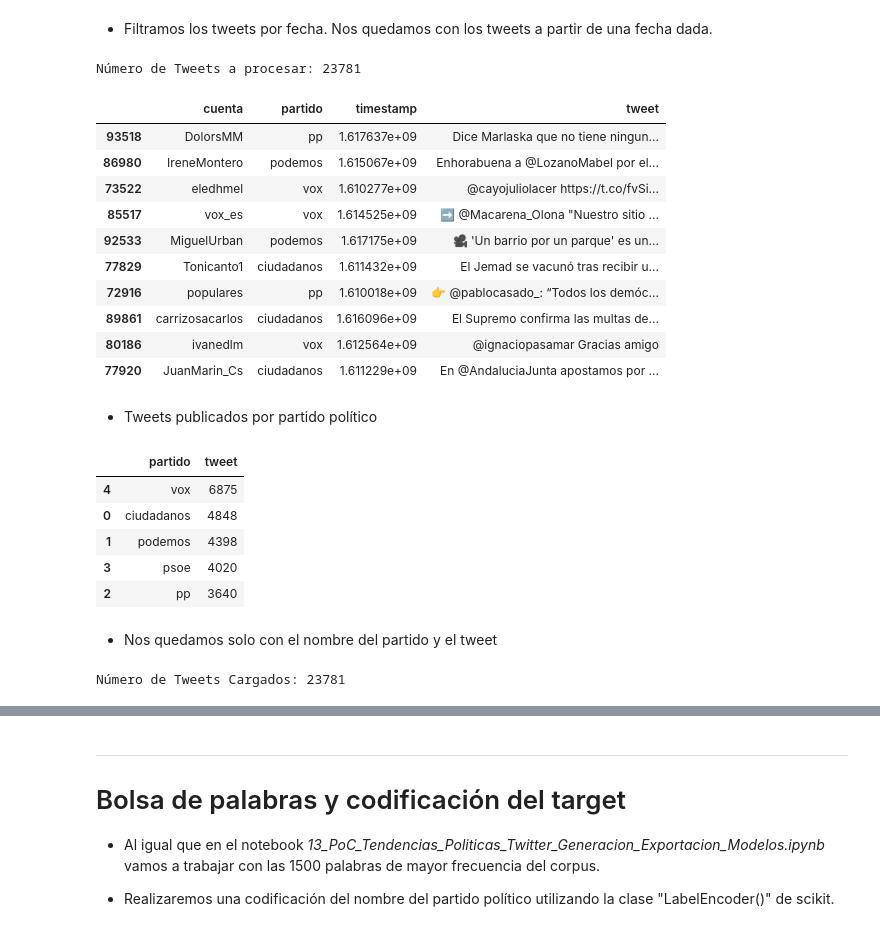
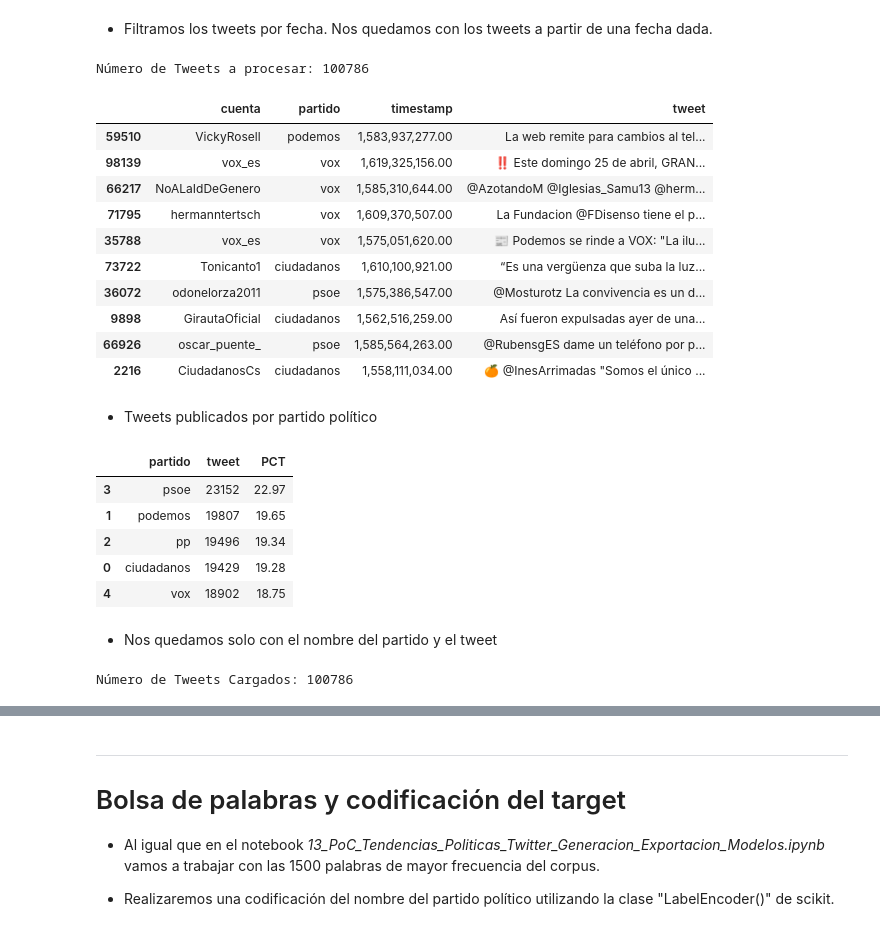
Before and after one commit to RicardoMoya/NLP_with_Python, a Jupyter notebook: 16_TensorFlow_Keras_MLP_Tendencias_Politicas_Twitter.ipynb, the cells around one changed output, grey strips where cells are left out. Drawn from its saved outputs; the diff is of its cells as text; code cells hidden in the pictures.

```diff
--- a/16_TensorFlow_Keras_MLP_Tendencias_Politicas_Twitter.ipynb
+++ b/16_TensorFlow_Keras_MLP_Tendencias_Politicas_Twitter.ipynb
@@ -36,6 +36,8 @@
 * Leemos los datos y mostramos una muestra:
 # %%
 import pandas as pd
+import numpy as np
+pd.options.display.float_format = '{:,.2f}'.format
 
 TWEETS_FILE = './data/tweets_politica.csv'
 df = pd.read_csv(TWEETS_FILE, sep='::::', engine='python', error_bad_lines=False)
@@ -44,6 +46,9 @@ df = pd.read_csv(TWEETS_FILE, sep='::::', engine='python', error_bad_lines=False
 df = df.dropna()
 print('Número de Tweets Cargados: {num}'.format(num=df.shape[0]))
 
+# Los ordenamos por fecha
+df = df.sort_values(by='timestamp')
+
 # Imprimimos el número de tweets a procesar
 print('Número de Tweets a procesar: {num}'.format(num=df.shape[0]))
 df.sample(10)
@@ -66,46 +71,48 @@ Número de Tweets a procesar: 96017
 # %%
 import datetime
 import time
 
 # Filtramos los tweets a partir de una fecha
-DATE = "01/01/2021"
+DATE = "01/04/2019"
 timestamp = time.mktime(datetime.datetime.strptime(DATE, "%d/%m/%Y").timetuple())
 df = df[df.timestamp >= timestamp]
 
 # Mostramos un sample y el número de tweets a procesar
 print('Número de Tweets a procesar: {num}'.format(num=df.shape[0]))
 df.sample(10)
 # %% [output]
-Número de Tweets a procesar: 23781
+Número de Tweets a procesar: 100786
 |  | cuenta | partido | timestamp | tweet |
-| 93518 | DolorsMM | pp | 1.617637e+09 | Dice Marlaska que no tiene ningun... |
-| 86980 | IreneMontero | podemos | 1.615067e+09 | Enhorabuena a @LozanoMabel por el... |
-| 73522 | eledhmel | vox | 1.610277e+09 | @cayojuliolacer https://t.co/fvSi... |
-| 85517 | vox_es | vox | 1.614525e+09 | ➡ @Macarena_Olona "Nuestro sitio ... |
-| 92533 | MiguelUrban | podemos | 1.617175e+09 | 🎥 'Un barrio por un parque' es un... |
-| 77829 | Tonicanto1 | ciudadanos | 1.611432e+09 | El Jemad se vacunó tras recibir u... |
-| 72916 | populares | pp | 1.610018e+09 | 👉 @pablocasado_: “Todos los demóc... |
-| 89861 | carrizosacarlos | ciudadanos | 1.616096e+09 | El Supremo confirma las multas de... |
-| 80186 | ivanedlm | vox | 1.612564e+09 | @ignaciopasamar Gracias amigo |
-| 77920 | JuanMarin_Cs | ciudadanos | 1.611229e+09 | En @AndaluciaJunta apostamos por ... |
+| 59510 | VickyRosell | podemos | 1,583,937,277.00 | La web remite para cambios al tel... |
+| 98139 | vox_es | vox | 1,619,325,156.00 | ‼️ Este domingo 25 de abril, GRAN... |
+| 66217 | NoALaIdDeGenero | vox | 1,585,310,644.00 | @AzotandoM @Iglesias_Samu13 @herm... |
+| 71795 | hermanntertsch | vox | 1,609,370,507.00 | La Fundacion @FDisenso tiene el p... |
+| 35788 | vox_es | vox | 1,575,051,620.00 | 📰 Podemos se rinde a VOX: "La ilu... |
+| 73722 | Tonicanto1 | ciudadanos | 1,610,100,921.00 | “Es una vergüenza que suba la luz... |
+| 36072 | odonelorza2011 | psoe | 1,575,386,547.00 | @Mosturotz La convivencia es un d... |
+| 9898 | GirautaOficial | ciudadanos | 1,562,516,259.00 | Así fueron expulsadas ayer de una... |
+| 66926 | oscar_puente_ | psoe | 1,585,564,263.00 | @RubensgES dame un teléfono por p... |
+| 2216 | CiudadanosCs | ciudadanos | 1,558,111,034.00 | 🍊 @InesArrimadas "Somos el único ... |
 # %% [markdown]
 * Tweets publicados por partido político
 # %%
-df.groupby('partido')['tweet'].count().reset_index().sort_values(by='tweet', ascending=False)
+df_count = df.groupby('partido')['tweet'].count().reset_index().sort_values(by='tweet', ascending=False)
+df_count['PCT'] = (df_count['tweet'] / df_count['tweet'].sum())*100
+df_count
 # %% [output]
-|  | partido | tweet |
-| 4 | vox | 6875 |
-| 0 | ciudadanos | 4848 |
-| 1 | podemos | 4398 |
-| 3 | psoe | 4020 |
-| 2 | pp | 3640 |
+|  | partido | tweet | PCT |
+| 3 | psoe | 23152 | 22.97 |
+| 1 | podemos | 19807 | 19.65 |
+| 2 | pp | 19496 | 19.34 |
+| 0 | ciudadanos | 19429 | 19.28 |
+| 4 | vox | 18902 | 18.75 |
 # %% [markdown]
 * Nos quedamos solo con el nombre del partido y el tweet
 # %%
-tweets = [tuple(x) for x in df[['tweet', 'partido']].values]
+tweets = [list(x) for x in df[['tweet', 'partido']].values]
 print('Número de Tweets Cargados: {num}'.format(num=len(tweets)))
 # %% [output]
-Número de Tweets Cargados: 23781
+Número de Tweets Cargados: 100786
 # %% [markdown]
 <hr>
 
```
Also changed, not shown: parts of 18 cells of this notebook, 18 other files.
